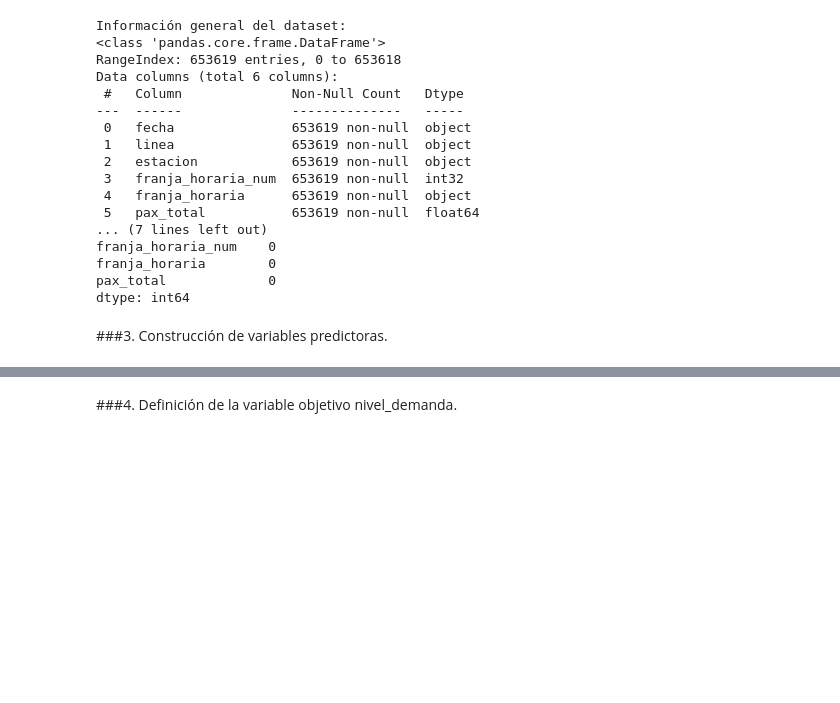
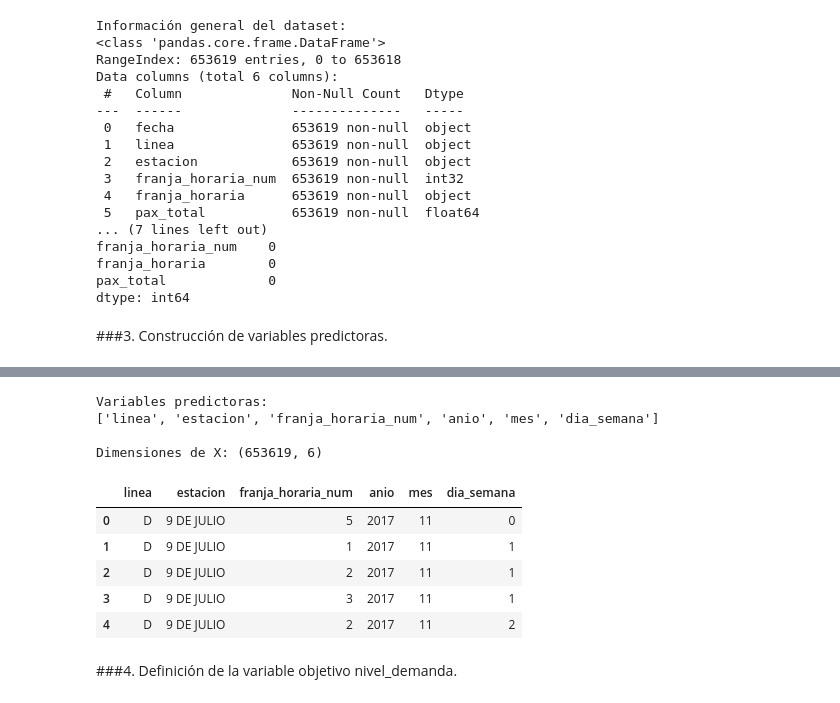
Before and after one commit to ChronosXV/Metodologia_grupo2, a Jupyter notebook: Metodologia_1_Grupo_2_Modelado_ML.ipynb, the cells around one changed output, grey strips where cells are left out. Drawn from its saved outputs; the diff is of its cells as text; code cells hidden in the pictures; blank space fills up the shorter version.

```diff
--- a/Metodologia_1_Grupo_2_Modelado_ML.ipynb
+++ b/Metodologia_1_Grupo_2_Modelado_ML.ipynb
@@ -175,3 +222,35 @@ xxxx
+# %%
+# Seleccionar las variables predictoras
+variables_predictoras = [
+    "linea",
+    "estacion",
+    "franja_horaria_num",
+    "anio",
+    "mes",
+    "dia_semana"
+]
+
+# Crear el conjunto de características
+X = df_modelo[variables_predictoras].copy()
+
+# Verificar las variables seleccionadas
+print("Variables predictoras:")
+print(X.columns.tolist())
+
+print("\nDimensiones de X:", X.shape)
+
+display(X.head())
+# %% [output]
+Variables predictoras:
+['linea', 'estacion', 'franja_horaria_num', 'anio', 'mes', 'dia_semana']
+
+Dimensiones de X: (653619, 6)
+|  | linea | estacion | franja_horaria_num | anio | mes | dia_semana |
+| 0 | D | 9 DE JULIO | 5 | 2017 | 11 | 0 |
+| 1 | D | 9 DE JULIO | 1 | 2017 | 11 | 1 |
+| 2 | D | 9 DE JULIO | 2 | 2017 | 11 | 1 |
+| 3 | D | 9 DE JULIO | 3 | 2017 | 11 | 1 |
+| 4 | D | 9 DE JULIO | 2 | 2017 | 11 | 2 |
 # %% [markdown]
 ###4. Definición de la variable objetivo nivel_demanda.
 # %% [markdown]
```
Also changed, not shown: parts of 3 cells of this notebook.
